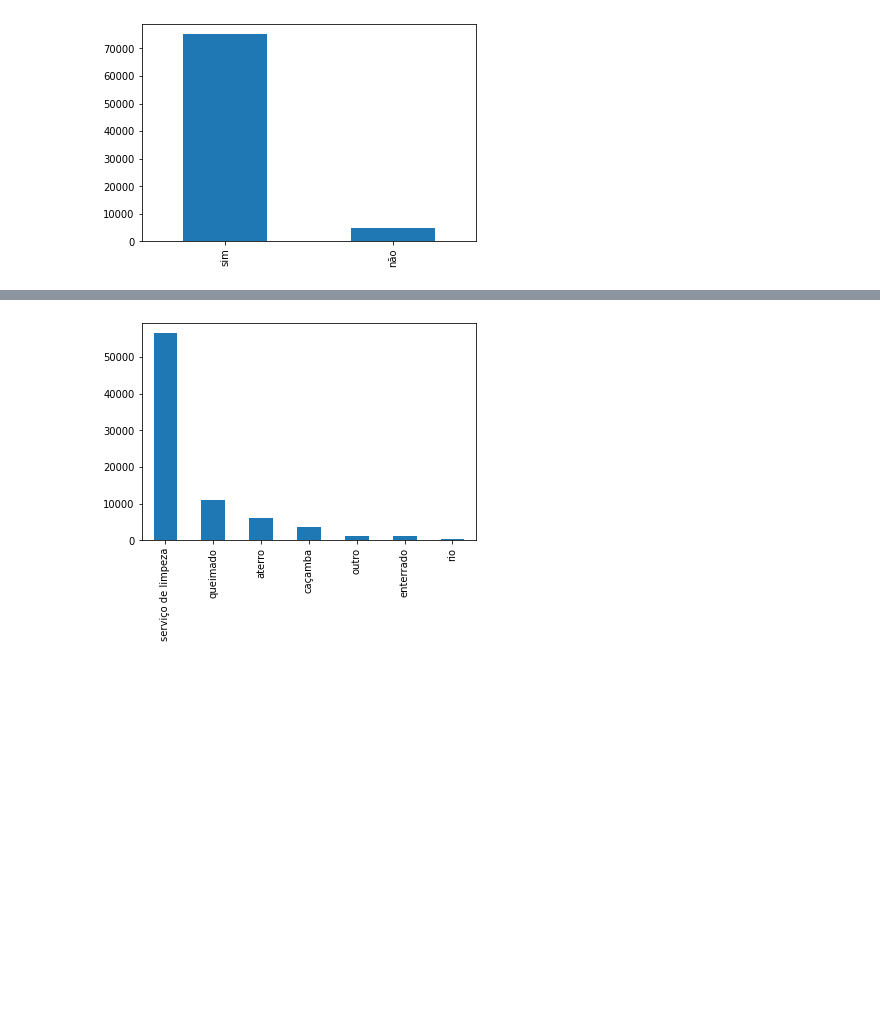
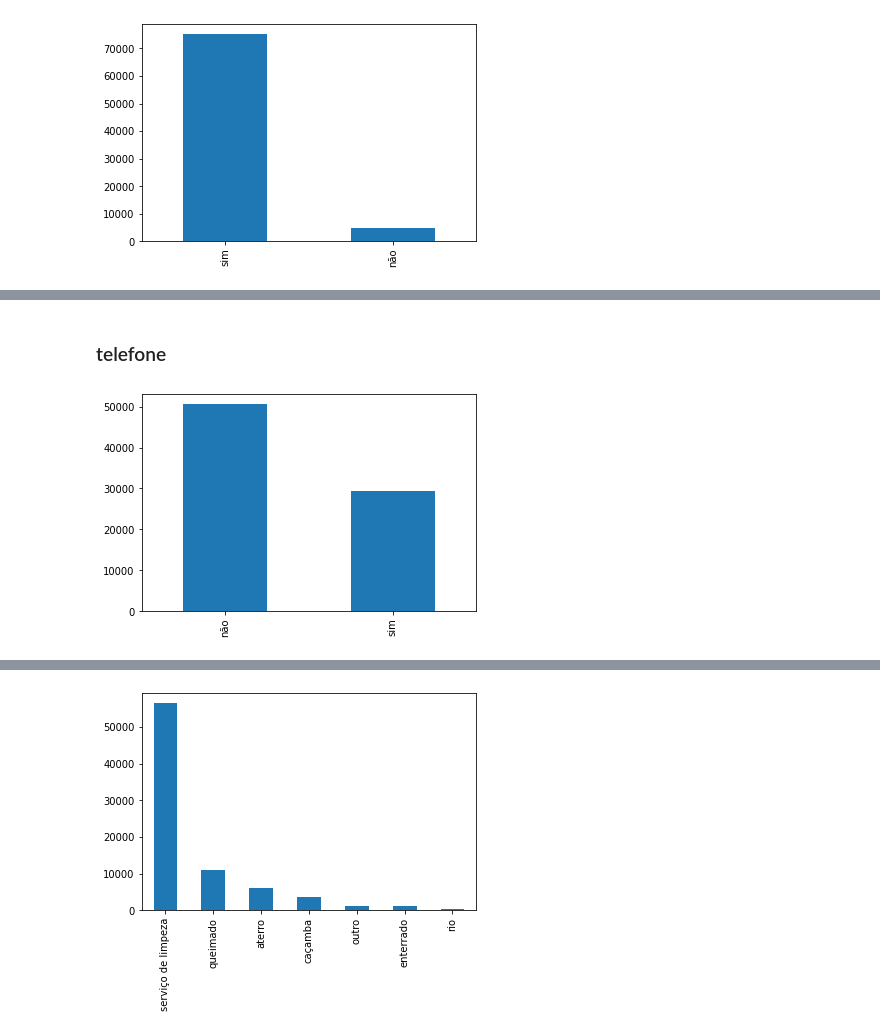
Before and after one commit to franklinzppa/renda-censo-regressao, a Jupyter notebook: renda-reg.ipynb, the cells around one changed output, grey strips where cells are left out. Saved outputs shown, nothing was run; the diff lists cells and outputs as text; code cells hidden in the pictures; blank space fills up the shorter version.

```diff
--- a/renda-reg.ipynb
+++ b/renda-reg.ipynb
@@ -401,0 +425,7 @@ plt.show()
+# %% [markdown]
+### telefone
+# %%
+X_train['telefone'].value_counts().plot(kind='bar')
+plt.show()
+# %% [output]
+[figure, added]
```
Also changed, not shown: parts of 48 cells of this notebook.
